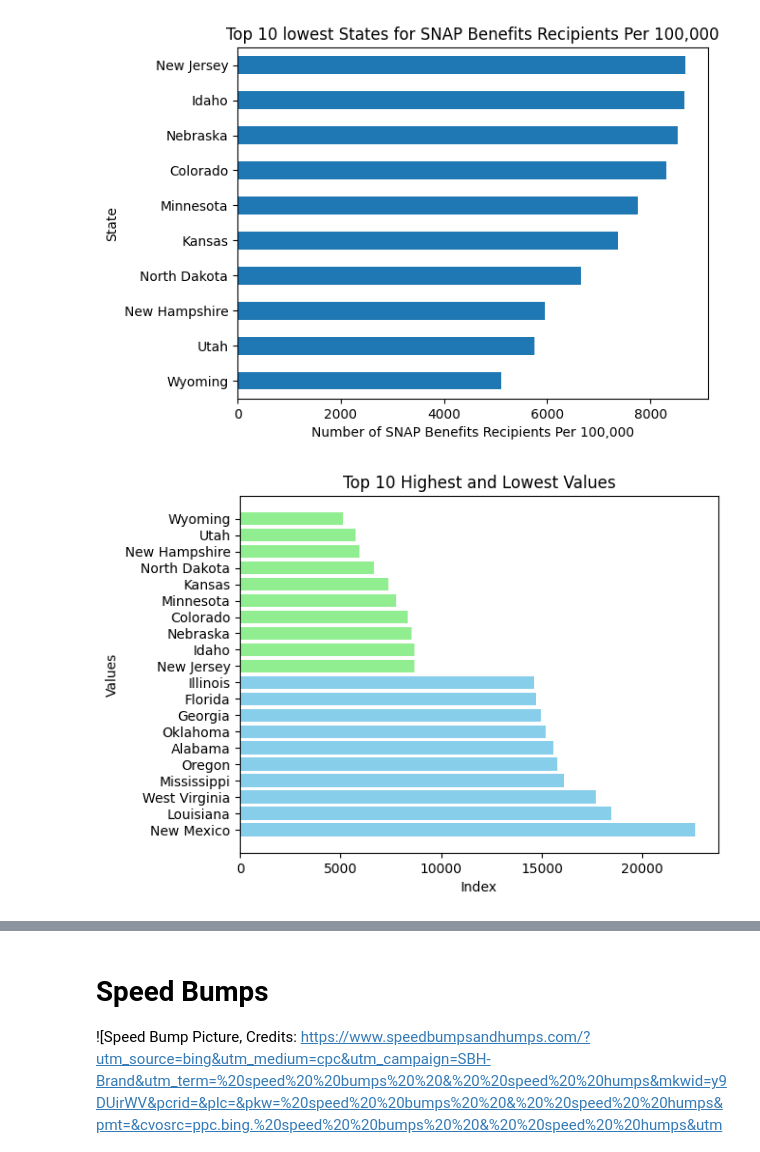
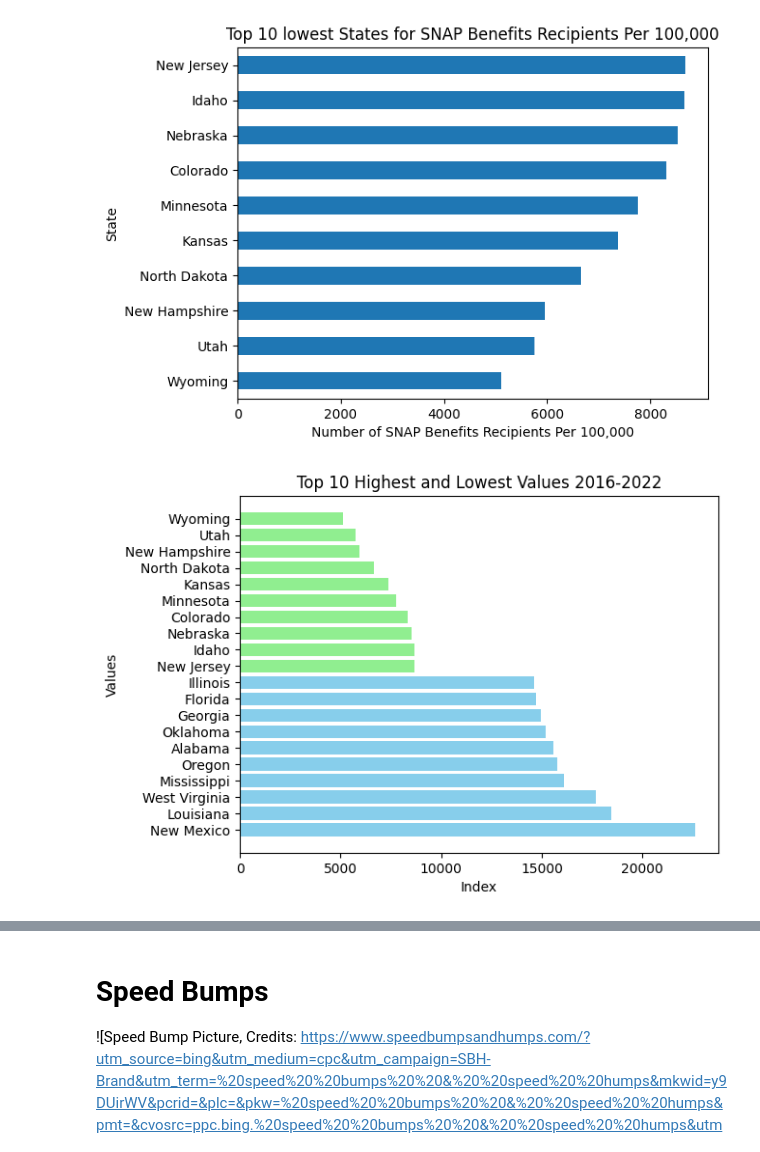
Before and after one commit to MatthewKolotylo/Car-Crash-Analytics-, a Jupyter notebook: Project Master Copy.ipynb, the cells around one changed output, grey strips where cells are left out. Cells and saved outputs as stored; diff of their text form; code cells hidden in the pictures.

```diff
--- a/Project Master Copy.ipynb
+++ b/Project Master Copy.ipynb
@@ -1064,22 +1051,20 @@ plt.show()
 # %%
 import matplotlib.pyplot as plt
 
-# Assuming top_10_highest_snap and top_10_lowest_snap are your DataFrames
-# and 'your_column' is the column you want to visualize
-# Replace 'your_column' with the actual column name
+
 
 # Combine the two DataFrames
 combined_df = pd.concat([top_10_highest_snap, top_10_lowest_snap]).sort_values(ascending=False)
 
 # Plot the bar graph
 colors = ['skyblue'] * len(top_10_highest_snap) + ['lightgreen'] * len(top_10_lowest_snap)
 plt.barh(combined_df.index, combined_df.values, color=colors)
 
 plt.xlabel('Index')
 plt.ylabel('Values')
-plt.title('Top 10 Highest and Lowest Values')
+plt.title('Top 10 Highest and Lowest Values 2016-2022')
 plt.show()
 # %% [output]
-[figure, old version]
+[figure, new version]
 # %%
 #grouping car crash data by state and month and then then based on snap data see if there is a difference
```
Also changed, not shown: parts of 39 cells of this notebook, 1 other file.
